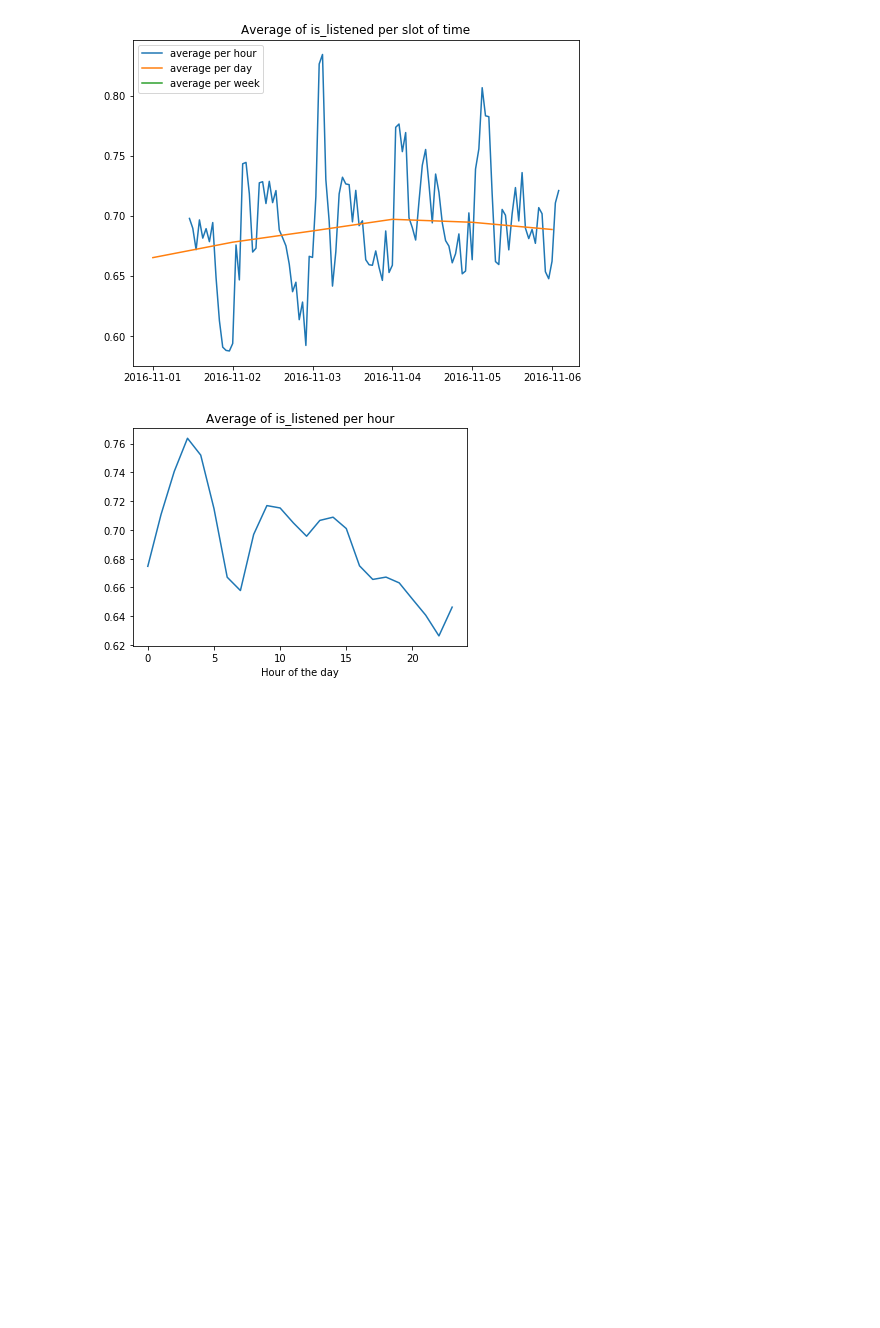
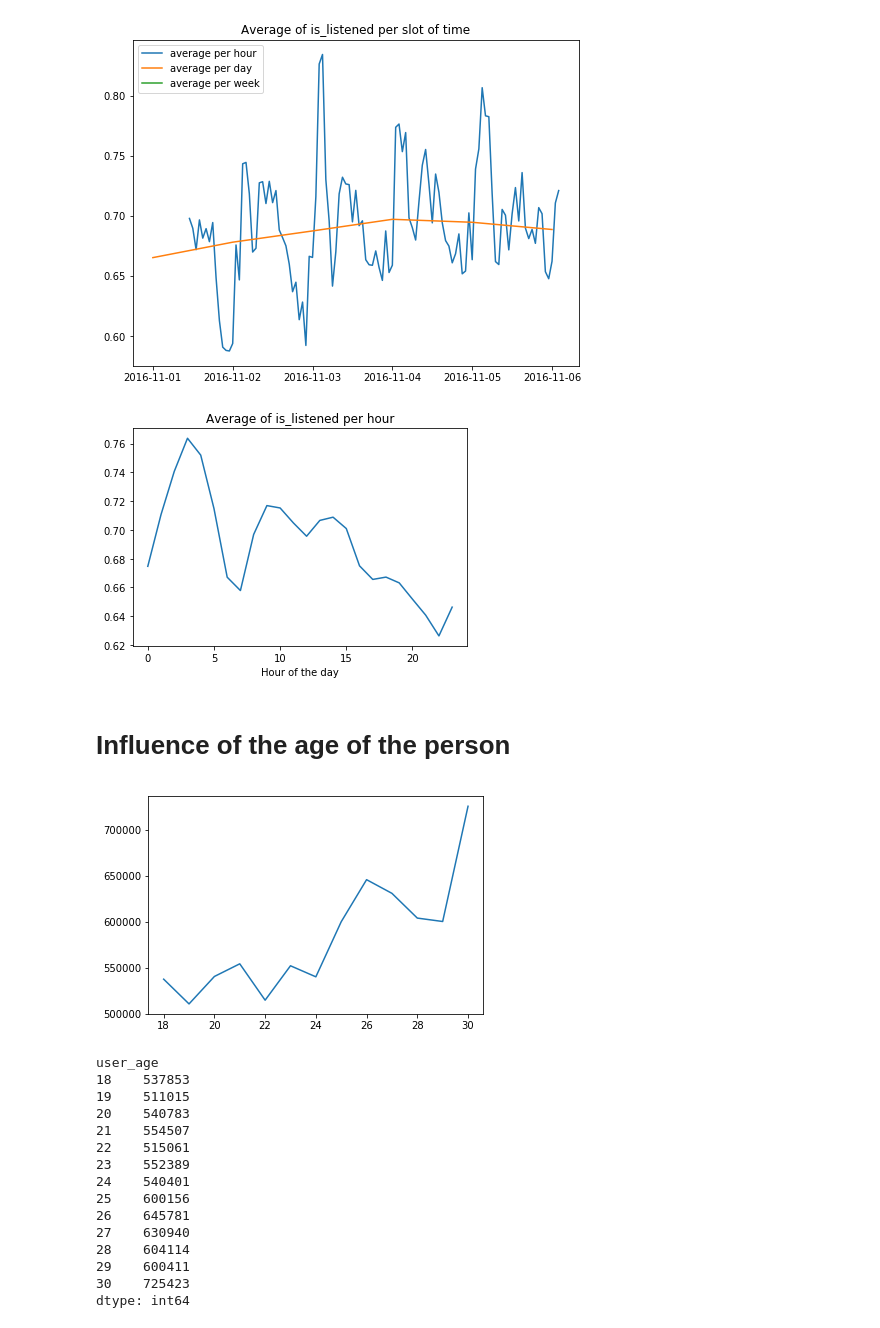
Before and after one commit to MarcSzafraniec/dsg17, a Jupyter notebook: temporal-dependencies.ipynb, the cells around one changed output. Saved outputs shown, nothing was run; the diff lists cells and outputs as text; code cells hidden in the pictures; blank space fills up the shorter version.

```diff
--- a/temporal-dependencies.ipynb
+++ b/temporal-dependencies.ipynb
@@ -323,3 +323,28 @@ plt.show()
 # https://fr.wikipedia.org/wiki/Intervalle_de_confiance
 # %% [output]
 [figure]
+# %% [markdown]
+# Influence of the age of the person
+# %%
+ages = sorted(train['user_age'].unique())
+by_ages = train.groupby(['user_age']).size()
+plt.plot(ages,by_ages)
+plt.show()
+print(by_ages)
+# %% [output]
+[figure, added]
+user_age
+18    537853
+19    511015
+20    540783
+21    554507
+22    515061
+23    552389
+24    540401
+25    600156
+26    645781
+27    630940
+28    604114
+29    600411
+30    725423
+dtype: int64
```
Also changed, not shown: parts of 5 cells of this notebook, 1 other file.
